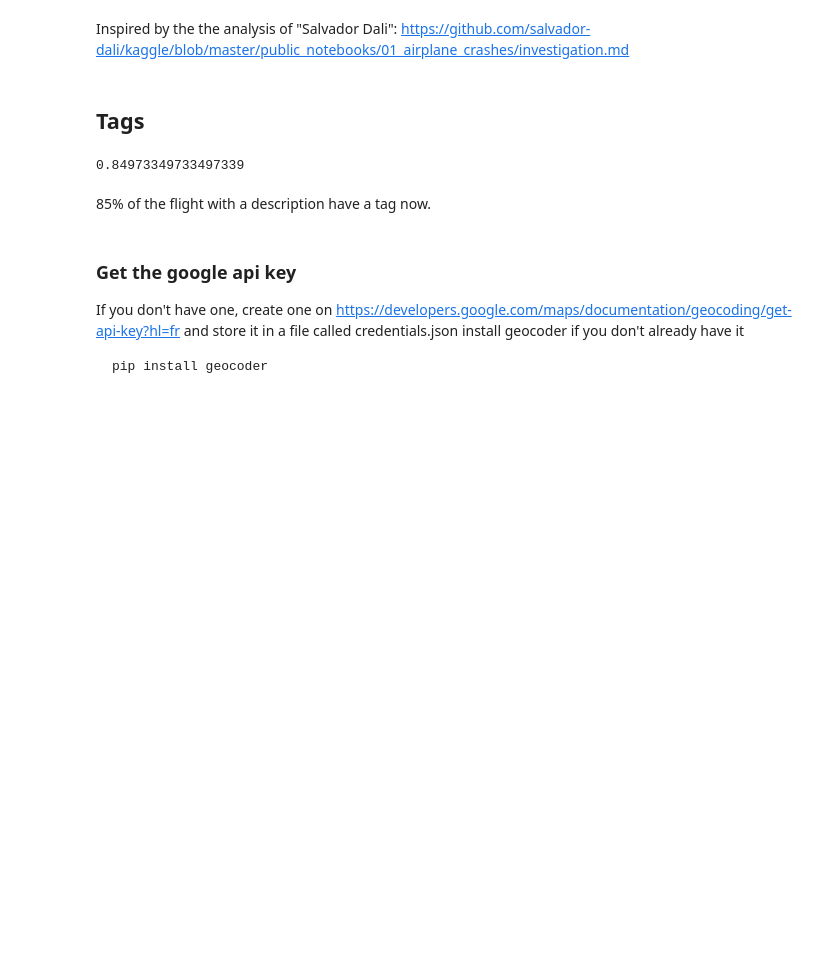
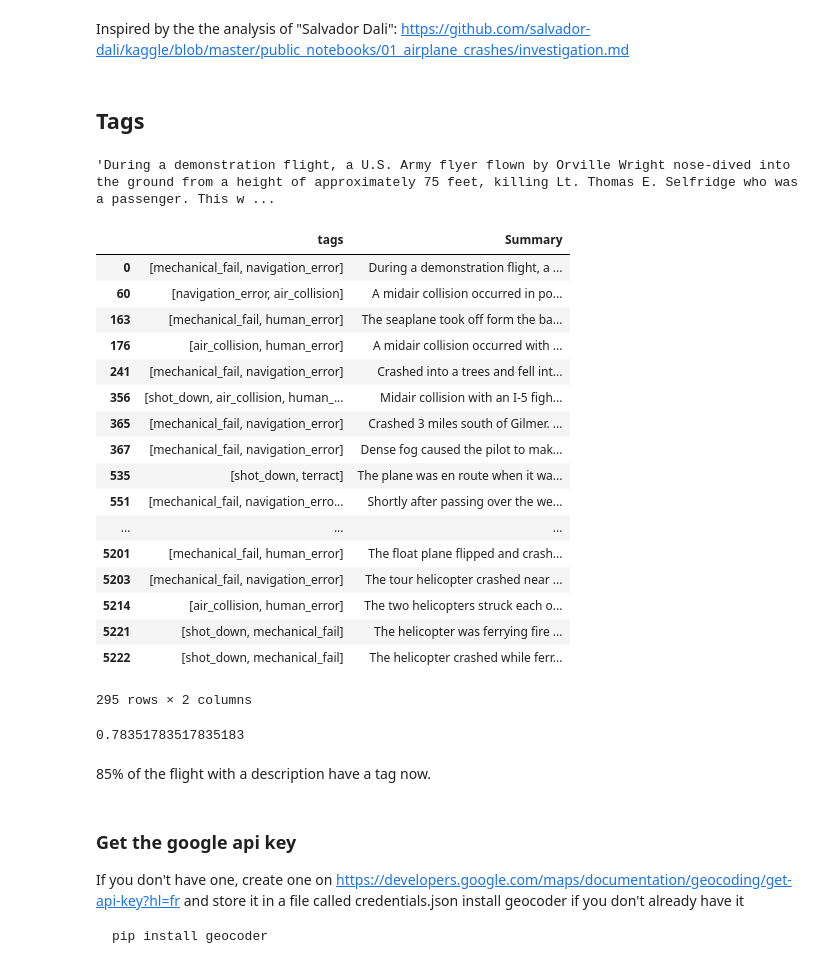
Before and after one commit to pdedumast/AirplaneCrashesVisualization, a Jupyter notebook: data/CleanData.ipynb, the cells around one changed output. Saved outputs shown, nothing was run; the diff lists cells and outputs as text; code cells hidden in the pictures; blank space fills up the shorter version.

```diff
--- a/data/CleanData.ipynb
+++ b/data/CleanData.ipynb
@@ -17,32 +17,25 @@ https://github.com/salvador-dali/kaggle/blob/master/public_notebooks/01_airplane
 # %%
 def investigate(s):
     data = {
-        'weather': [
-            'fog', ' rain', 'unlighted', 'thunder', 'turbulence', 'air pocket', 'adverse weather',
-            'mist', 'weather conditions', 'storm', 'typhoon', 'icing', 'bad weather', 'poor weather',
-            'meteorological conditions', 'head wind', 'lightning', 'weather was poor', 'snow',
-            'weather related', ' ice'
-        ],
-        'lost_control': ['disorientation', 'low altitude', 'loss of control'],
-        'crash_landing': ['short of the runway', 'attempting to land', 'on approach','landing', 'final approach'],
-        'crash_takingoff': ['taking off', 'takeoff', 'take off','took off'],
+
         'air_collision': ['mid-air', 'in-flight collision', 'midair', 'planes collided'],
         'shot_down': ['shot down', 'missile', 'rebel', 'fighter'],
         'mechanical_fail': [
-            'engine', 'propeller','technical malfunction', 'mechanical failure', 'rotor', 'out of fuel', 'system failure', 'component failure',
-            'fatigue'
+            'engine', 'propeller','technical malfunction', 'mechanical failure', 'rotor', 'out of fuel',
+            'system failure', 'component failure','fatigue'
         ],
-        'navigation error': [
+        'navigation_error': [
             'navigational error', 'disoriented', 'altimiter', 'poor visibility', 'altimeter',
-            'compass', 'gyros', 'navigational equipment', 'erroneous navigation'
+            'compass', 'gyros', 'navigational equipment', 'erroneous navigation','disorientation',
+            'low altitude', 'loss of control'
         ],
         'human_error': [
             'failure of the crew', 'pilot error', 'did not follow', 'crew ignored', 'failure to',
             'delayed landing', 'overloaded', 'misinterpretation', 'misjudge', 'failed to', 'lost control',
             'inadequate risk', 'improper use', 'midjudge', 'poor crew'
         ],
-        'mountain':['mountain','mountains'],
-        'sea':['sea','ocean'],
+        #'mountain':['mountain','mountains'],
+        #'sea':['sea','ocean'],
         'terract': ['bomb', 'hijacker']
     }
 
@@ -52,9 +45,9 @@ def investigate(s):
 
     return list(set(res))
 
-df['Summary'].fillna('', inplace=True)
+df2['Summary'].fillna('', inplace=True)
 all_values = []
-df['tags'] = df.Summary.apply(lambda x:investigate(x.lower()))
+df2['tags'] = df2.Summary.apply(lambda x:investigate(x.lower()))
 
 
 
@@ -63,10 +56,35 @@ df['tags'] = df.Summary.apply(lambda x:investigate(x.lower()))
 
 #print(pd.DataFrame(all_values)[0].value_counts().sum())
 #print(df.count())
+# %%
+df2['Summary'].loc[0]
+# %% [output]
+'During a demonstration flight, a U.S. Army flyer flown by Orville Wright nose-dived into the ground from a height of approximately 75 feet, killing Lt. Thomas E. Selfridge who was a passenger. This w ...
+# %%
+df2[['tags','Summary']].loc[df2.tags.apply(len) > 1]
+# %% [output]
+|  | tags | Summary |
+| 0 | [mechanical_fail, navigation_error] | During a demonstration flight, a ... |
+| 60 | [navigation_error, air_collision] | A midair collision occurred in po... |
+| 163 | [mechanical_fail, human_error] | The seaplane took off form the ba... |
+| 176 | [air_collision, human_error] | A midair collision occurred with ... |
+| 241 | [mechanical_fail, navigation_error] | Crashed into a trees and fell int... |
+| 356 | [shot_down, air_collision, human_... | Midair collision with an I-5 figh... |
+| 365 | [mechanical_fail, navigation_error] | Crashed 3 miles south of Gilmer. ... |
+| 367 | [mechanical_fail, navigation_error] | Dense fog caused the pilot to mak... |
+| 535 | [shot_down, terract] | The plane was en route when it wa... |
+| 551 | [mechanical_fail, navigation_erro... | Shortly after passing over the we... |
+| ... | ... | ... |
+| 5201 | [mechanical_fail, human_error] | The float plane flipped and crash... |
+| 5203 | [mechanical_fail, navigation_error] | The tour helicopter crashed near ... |
+| 5214 | [air_collision, human_error] | The two helicopters struck each o... |
+| 5221 | [shot_down, mechanical_fail] | The helicopter was ferrying fire ... |
+| 5222 | [shot_down, mechanical_fail] | The helicopter crashed while ferr... |
+295 rows × 2 columns
 # %%
-df.Date.loc[df.tags.apply(len) != 0].count() / (df.Date.count() - df.Date.loc[df.Summary == ""].count())
+df2.Date.loc[df2.tags.apply(len) != 0].count() / (df2.Date.count() - df2.Date.loc[df2.Summary == ""].count())
 # %% [output]
-0.84973349733497339
+0.78351783517835183
 # %% [markdown]
 85% of the flight with a description have a tag now.
 # %% [markdown]
```
Also changed, not shown: parts of 3 cells of this notebook, 2 other files.
